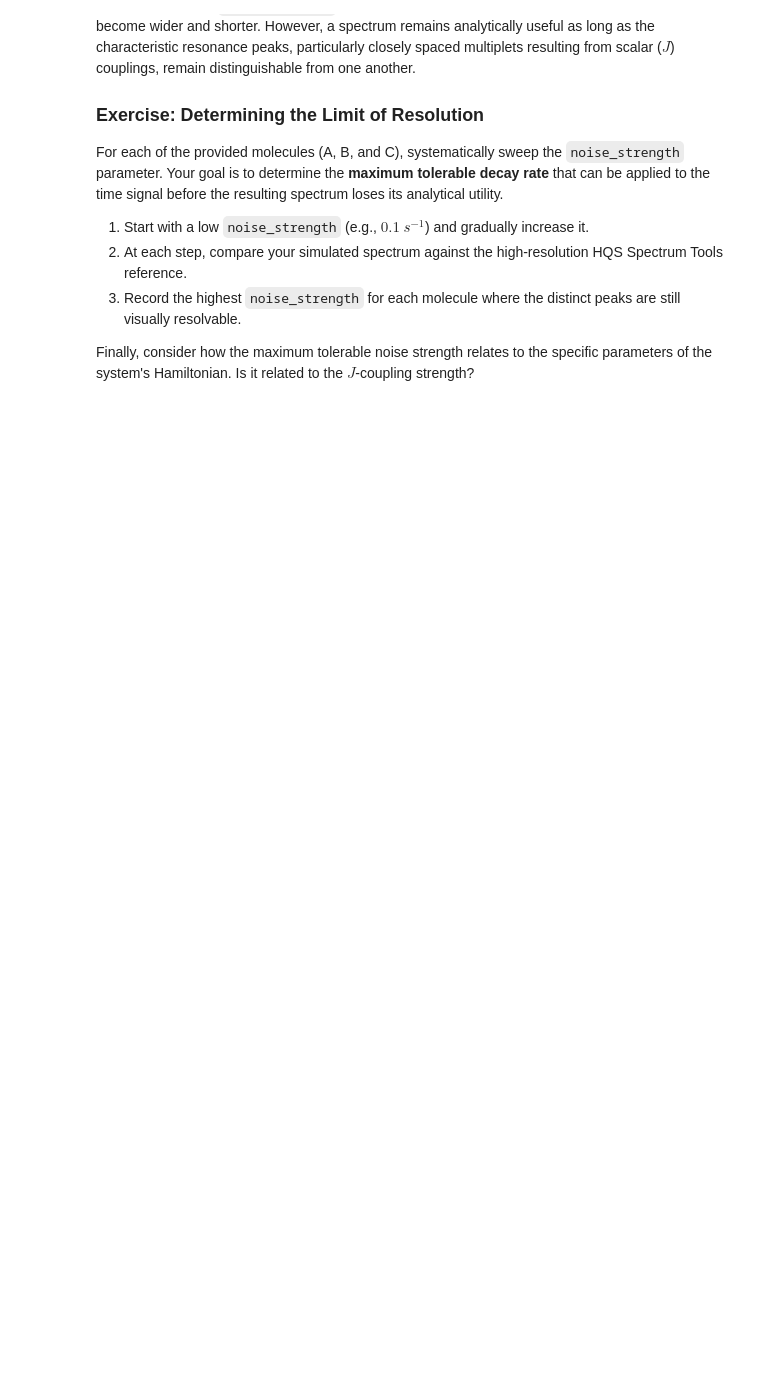
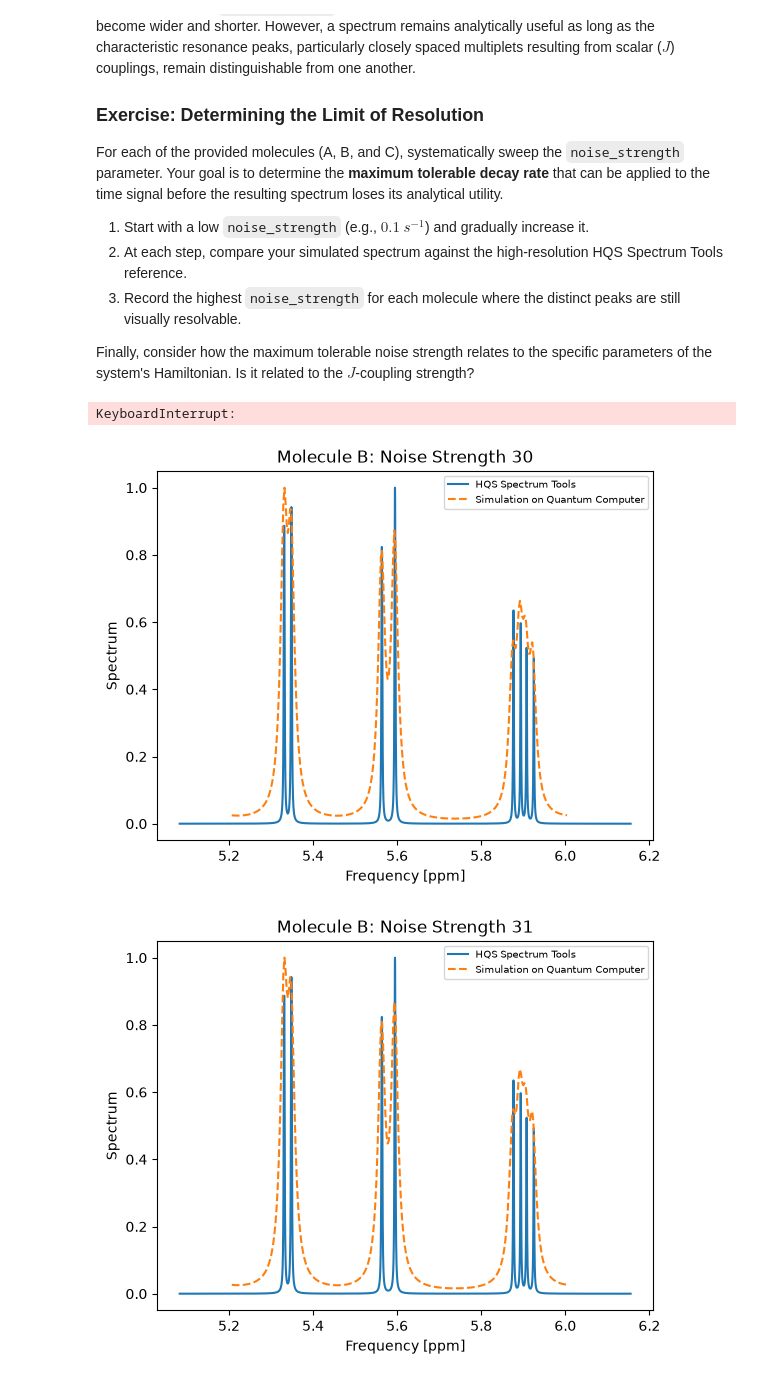
Before and after one commit to jona-sh/qiskit-fall-fest, a Jupyter notebook: nmr.ipynb, the cells around one changed output. Cells and saved outputs as stored; diff of their text form; code cells hidden in the pictures; blank space fills up the shorter version.

Commit message:
loop code for noise strength pics generation

```diff
--- a/nmr.ipynb
+++ b/nmr.ipynb
@@ -608,3 +624,58 @@ For each of the provided molecules (A, B, and C), systematically sweep the `nois
 3. Record the highest `noise_strength` for each molecule where the distinct peaks are still visually resolvable.
 
 Finally, consider how the maximum tolerable noise strength relates to the specific parameters of the system's Hamiltonian. Is it related to the $J$-coupling strength?
+# %%
+for noise_strength in np.arange(30, 55, 1):  # s^-1 (choose per system/step size)
+    c_xx = np.zeros(number_of_trottersteps)
+    c_yx = np.zeros(number_of_trottersteps)
+
+    # Perform vectorized calculations
+    mx_0 = exp_x[:, 0]
+    for i in range(number_of_trottersteps):
+        c_xx[i] = np.sum(mx_0 * exp_x[:, i], axis=0)
+        c_yx[i] = np.sum(mx_0 * exp_y[:, i], axis=0)
+    times = np.arange(number_of_trottersteps) * trotter_timestep
+    window = np.exp(-noise_strength * times)
+    c_xx = c_xx * window
+    c_yx = c_yx * window
+
+    # Gyromagnetic ratio for 1H.
+    GYROMAGNETIC_RATIO_1H_RAD_S_T = 267_522_128.0
+
+    # Larmor/reference frequency in Hz at the given field.
+    reference_energy_hz = GYROMAGNETIC_RATIO_1H_RAD_S_T * field_T / (2 * np.pi)
+
+    # Conversion factor to go from Hz to ppm at this field: ppm = (Hz) * (1e6 / v0)
+    Hz_to_ppm_conversion = 1e6 / reference_energy_hz
+
+    spectrum_full, ppm = time_signal_to_spectrum(
+        c_xx,
+        c_yx,
+        trotter_timestep,
+        number_of_trottersteps,
+        Hz_to_ppm_conversion=Hz_to_ppm_conversion,
+        chem_shift_hz=chemical_shift_hz,
+    )
+
+    with open(data_dir / f"spectrum_3.pkl", "rb") as f:
+        hqs_spectrum_tools_results = pickle.load(f)
+
+    hqs_spectrum_tools_ppm = hqs_spectrum_tools_results["frequencies"]
+    hqs_spectrum_tools_spectrum = hqs_spectrum_tools_results["spectrum"]
+    hqs_spectrum_tools_spectrum /= np.max(np.abs(hqs_spectrum_tools_spectrum))
+
+    plt.figure(dpi=100)
+    plt.title(f"Molecule B: Noise Strength {noise_strength}")
+    plt.plot(
+        hqs_spectrum_tools_ppm, hqs_spectrum_tools_spectrum, color="C0", label="HQS Spectrum Tools"
+    )
+    plt.plot(ppm, spectrum_full, color="C1", ls="--", label="Simulation on Quantum Computer")
+
+    plt.xlabel("Frequency [ppm]")
+    plt.ylabel("Spectrum")
+    plt.legend(fontsize=7)
+    plt.savefig(f"noise_pics/Mol_B_noise_{noise_strength}.png")
+# %% [output]
+KeyboardInterrupt:
+[figure, added]
+[figure, added]
```
Also changed, not shown: parts of 8 cells of this notebook.
